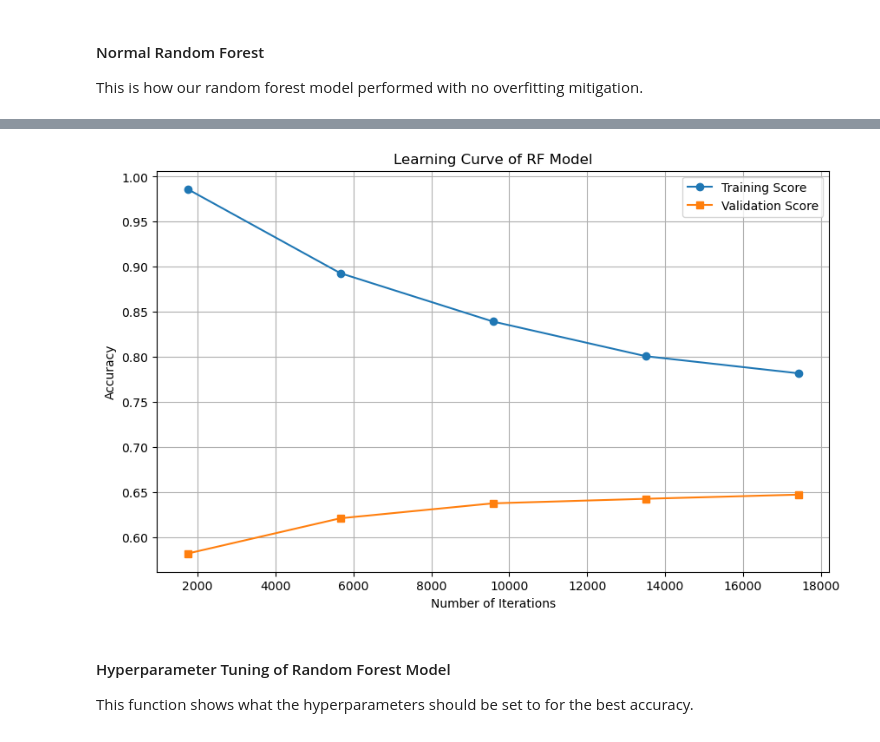
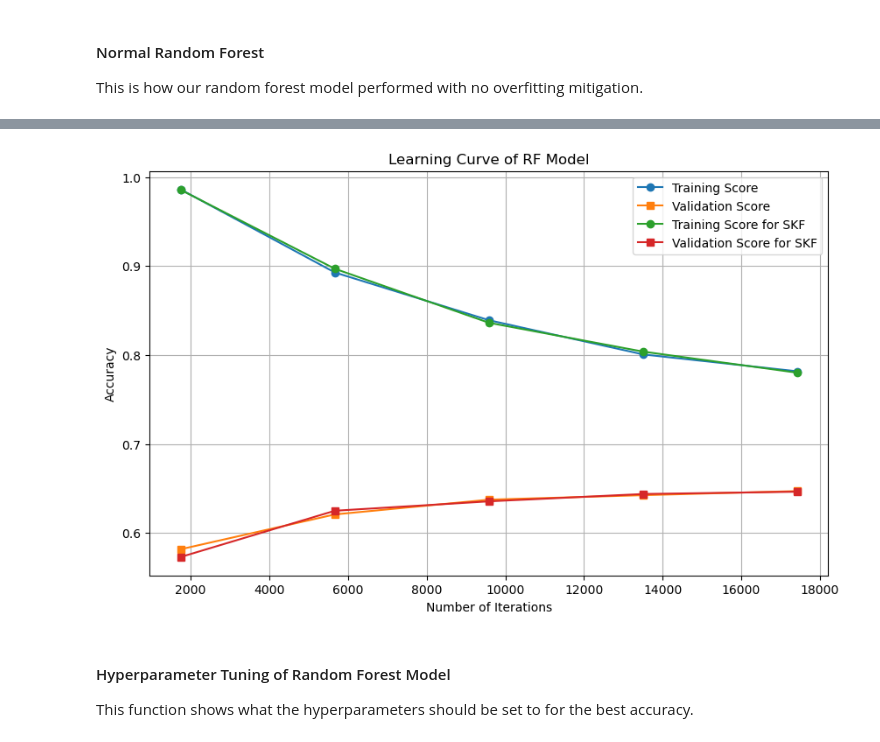
Before and after one commit to gfernan5/galaxy_classifier, a Jupyter notebook: galaxy_classifier.ipynb, the cells around one changed output, grey strips where cells are left out. Drawn from its saved outputs; the diff is of its cells as text; code cells hidden in the pictures.

```diff
--- a/galaxy_classifier.ipynb
+++ b/galaxy_classifier.ipynb
@@ -286,7 +256,7 @@ import pandas as pd
 rf_model = RandomForestClassifier(n_estimators=100, max_depth=10, random_state=42, n_jobs=-1)
 
 # k-stratified data
-skf = StratifiedKFold(n_splits = 10, random_state=42, shuffle=True)
+skf = StratifiedKFold(n_splits = 5, random_state=42, shuffle=True)
 
 # adjust X and y
 X = pd.DataFrame(X)
@@ -330,19 +295,19 @@ Average Accuracy: 0.6496223446868029
 y = pd.Series(y)  # Convert y to a Series instead of DataFrame
 
 # Get learning curve data
-train_sizes, train_scores, test_scores = learning_curve(
+train_sizes_k, train_scores_k, test_scores_k = learning_curve(
     rf_model, X, y,
     cv=skf,
     scoring='accuracy',
     n_jobs=-1,
     train_sizes=np.linspace(0.1, 1.0, 5)
 )
-
-# Calculate mean and std
-train_scores_mean = train_scores.mean(axis=1)
-train_scores_std = train_scores.std(axis=1)
-test_scores_mean = test_scores.mean(axis=1)
-test_scores_std = test_scores.std(axis=1)
+# %%
+# Calculate mean and std
+train_scores_mean_k = train_scores_k.mean(axis=1)
+train_scores_std_k = train_scores_k.std(axis=1)
+test_scores_mean_k = test_scores_k.mean(axis=1)
+test_scores_std_k = test_scores_k.std(axis=1)
 # %%
 # Plot
 plt.figure(figsize=(10, 6))
@@ -407,6 +351,11 @@ Confusion Matrix:
 # %%
 # Learning Curve for non-mitigated data
-train_sizes, train_scores, test_scores = learning_curve(rf_model, X, y, cv=5, scoring='accuracy')
+train_sizes, train_scores, test_scores = learning_curve(rf_model, X, y,
+    cv=5,
+    scoring='accuracy',
+    n_jobs=-1,
+    train_sizes=np.linspace(0.1, 1.0, 5)
+)
 
 # Mean and std deviation
 train_mean = np.mean(train_scores, axis=1)
@@ -414,16 +363,18 @@ test_mean = np.mean(test_scores, axis=1)
 # %%
 # Plot
 plt.figure(figsize=(10, 6))
 plt.plot(train_sizes, train_mean, label="Training Score", marker='o')
 plt.plot(train_sizes, test_mean, label="Validation Score", marker='s')
+plt.plot(train_sizes_k, train_scores_mean_k, label="Training Score for SKF", marker='o')
+plt.plot(train_sizes_k, test_scores_mean_k, label="Validation Score for SKF", marker='s')
 plt.title("Learning Curve of RF Model")
 plt.xlabel("Number of Iterations")
 plt.ylabel("Accuracy")
 plt.legend()
 plt.grid(True)
 plt.show()
 # %% [output]
-[figure, old version]
+[figure, new version]
 # %% [markdown]
 #### Hyperparameter Tuning of Random Forest Model
 This function shows what the hyperparameters should be set to for the best accuracy.
```
Also changed, not shown: parts of 13 cells of this notebook.
